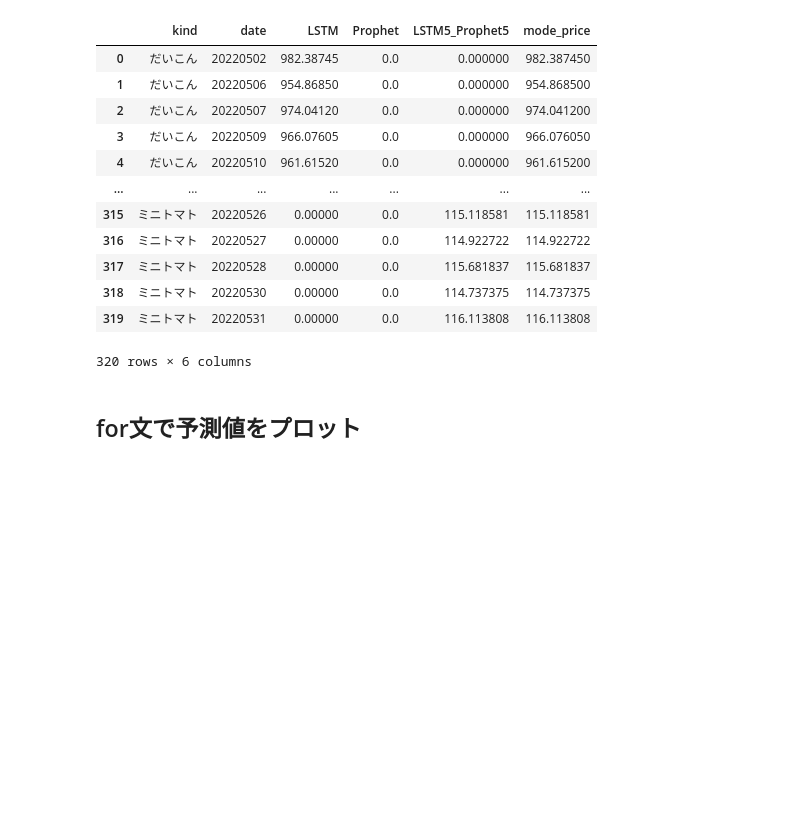
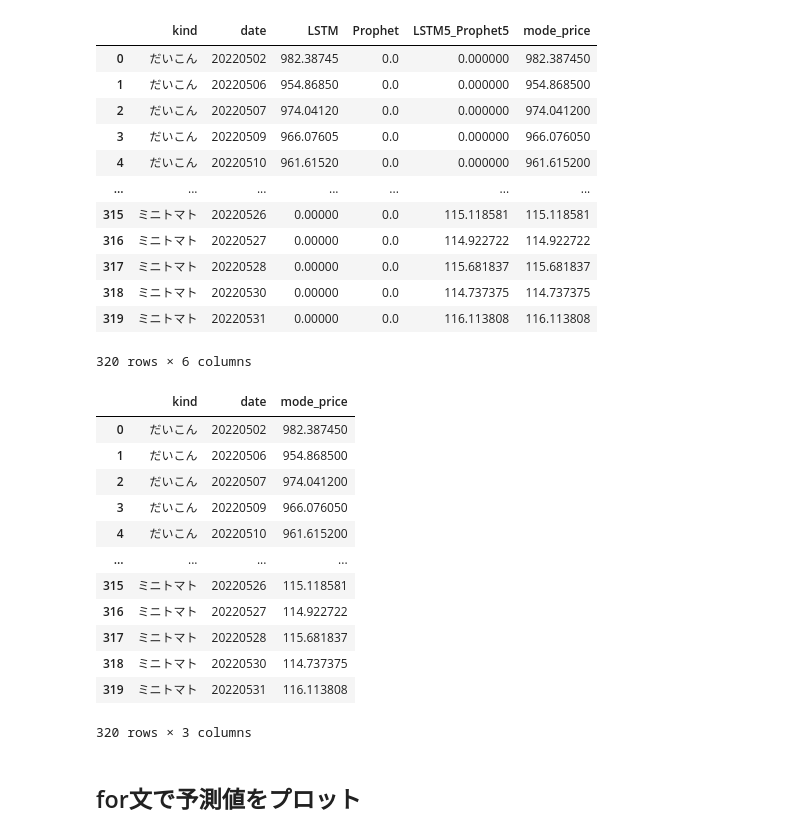
Before and after one commit to 09de156p/fresh-vegetable-price-forecasts-nishika, a Jupyter notebook: Ensemble.ipynb, the cells around one changed output. Drawn from its saved outputs; the diff is of its cells as text; code cells hidden in the pictures; blank space fills up the shorter version.

Commit message:
df_resultの微調整

```diff
--- a/Ensemble.ipynb
+++ b/Ensemble.ipynb
@@ -170,4 +170,21 @@ df_result
 | 318 | ミニトマト | 20220530 | 0.00000 | 0.0 | 114.737375 | 114.737375 |
 | 319 | ミニトマト | 20220531 | 0.00000 | 0.0 | 116.113808 | 116.113808 |
 320 rows × 6 columns
+# %%
+df_result = df_result.drop(["LSTM", "Prophet", "LSTM5_Prophet5"], axis=1)
+df_result
+# %% [output]
+|  | kind | date | mode_price |
+| 0 | だいこん | 20220502 | 982.387450 |
+| 1 | だいこん | 20220506 | 954.868500 |
+| 2 | だいこん | 20220507 | 974.041200 |
+| 3 | だいこん | 20220509 | 966.076050 |
+| 4 | だいこん | 20220510 | 961.615200 |
+| ... | ... | ... | ... |
+| 315 | ミニトマト | 20220526 | 115.118581 |
+| 316 | ミニトマト | 20220527 | 114.922722 |
+| 317 | ミニトマト | 20220528 | 115.681837 |
+| 318 | ミニトマト | 20220530 | 114.737375 |
+| 319 | ミニトマト | 20220531 | 116.113808 |
+320 rows × 3 columns
 # %%
```
Also changed, not shown: parts of 1 cell of this notebook.
